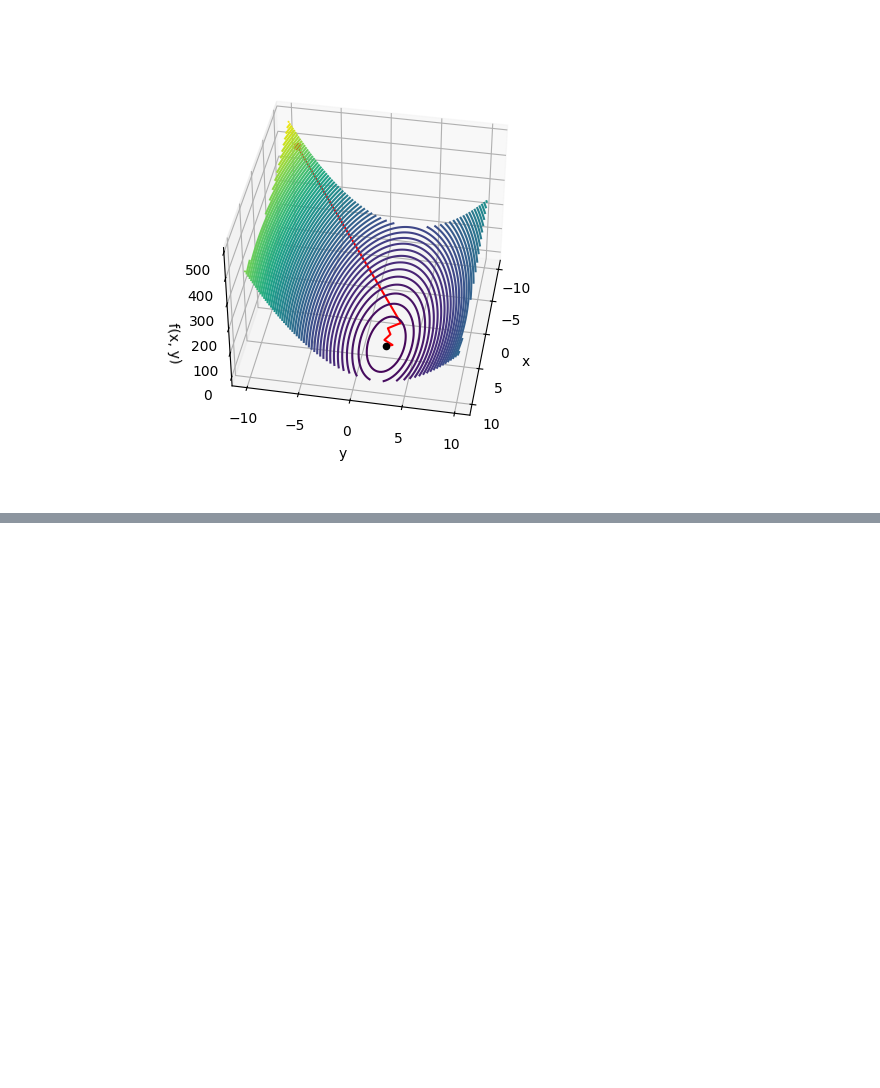
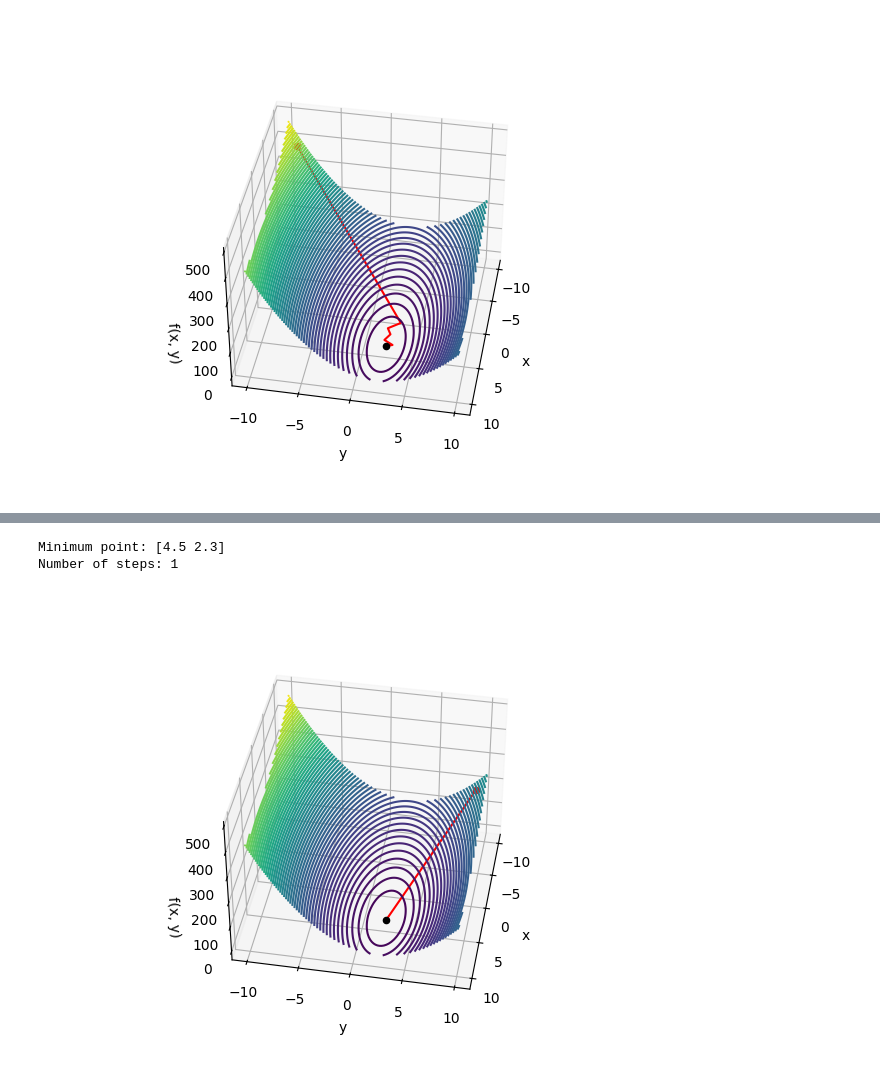
Before and after one commit to robertpaulp/ML-from-scratch, a Jupyter notebook: optimization/gradients.ipynb, the cells around one changed output, grey strips where cells are left out. Saved outputs shown, nothing was run; the diff lists cells and outputs as text; code cells hidden in the pictures; blank space fills up the shorter version.

Commit message:
Finished Nesterov, Newton and Adam Optimization

```diff
--- a/optimization/gradients.ipynb
+++ b/optimization/gradients.ipynb
@@ -706,0 +755,38 @@ Number of steps: 49
+# %%
+def newton_method(x, func_gradient, func_hessian, epsilon, max_iter=100):
+    x_new = np.zeros(x.shape)
+    trajectory = np.array([x])
+    i = 0
+
+    while i < max_iter:
+        x_new = x - np.linalg.inv(func_hessian(x)) @ func_gradient(x)
+
+        x_new = np.clip(x_new, -10, 10)
+
+        if np.linalg.norm(x - x_new) < epsilon:
+            break
+
+        i += 1
+        x = x_new
+        trajectory = np.append(trajectory, [x], axis=0)
+
+    return x_new, trajectory, i
+
+'''Starting variables'''
+x_start = np.array([-9, 9])
+epsilon = 0.0001
+x = np.linspace(-10, 10, 100)
+y = np.linspace(-10, 10, 100)
+
+# Calling the function
+x_min, trajectory, steps = newton_method(x_start, func_grad, func_hessian, epsilon, max_iter=1000)
+
+print('Minimum point:', x_min)
+print('Number of steps:', steps)
+
+# Plot the function
+plot_func(func, x, y, x_start, x_min, trajectory, type=1)
+# %% [output]
+Minimum point: [4.5 2.3]
+Number of steps: 1
+[figure, added]
```
Also changed, not shown: parts of 11 cells of this notebook, 1 other file.
